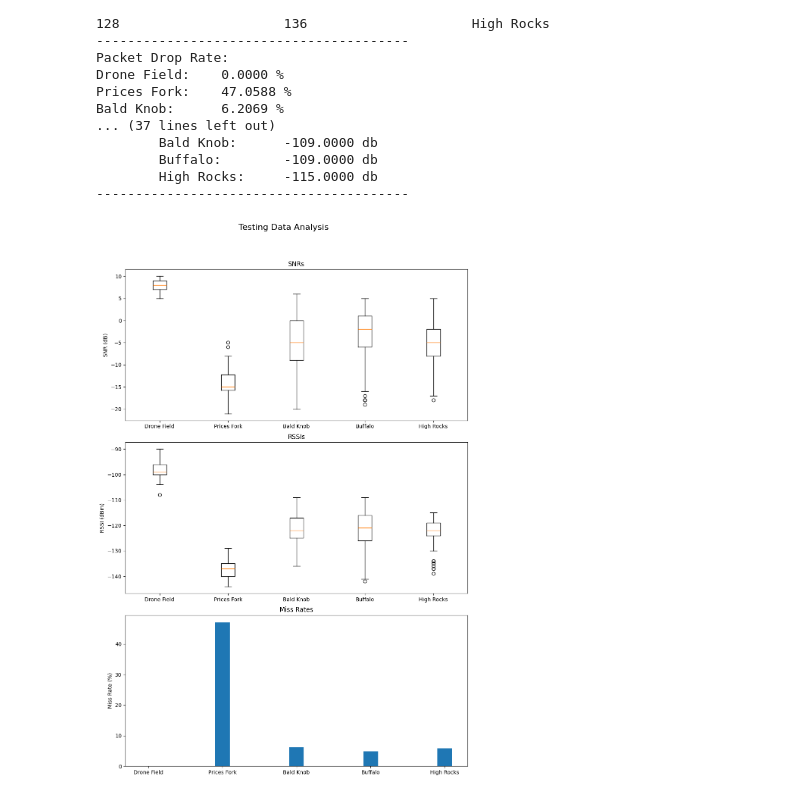
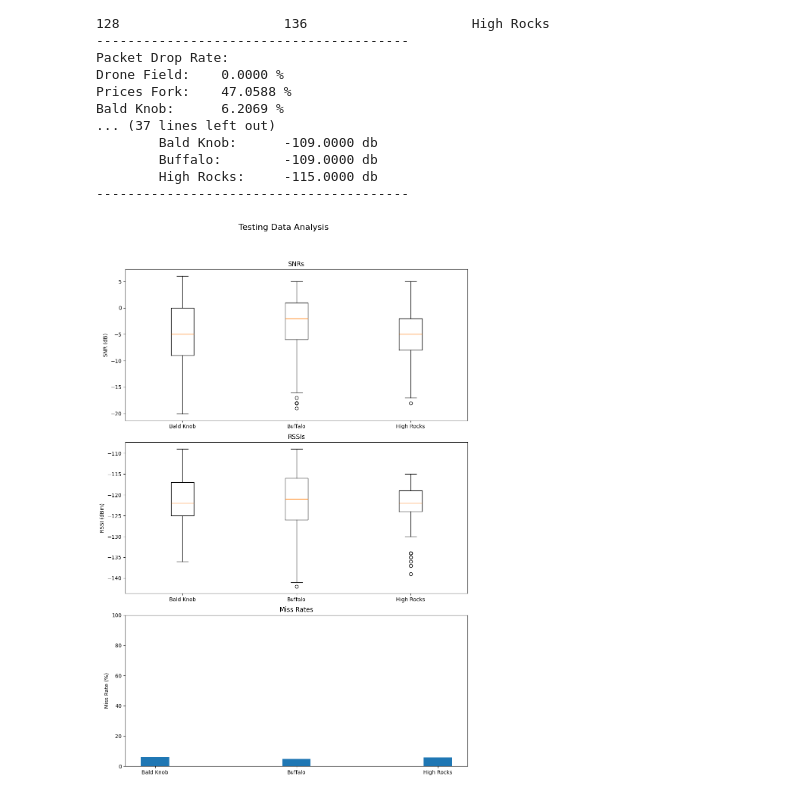
Before and after one commit to eiharun/SP25-20, a Jupyter notebook: testing/balloon_logs/logs.ipynb, the cells around one changed output. Cells and saved outputs as stored; diff of their text form; code cells hidden in the pictures.

```diff
--- a/testing/balloon_logs/logs.ipynb
+++ b/testing/balloon_logs/logs.ipynb
@@ -130,38 +130,43 @@ import numpy as np
 
 # Create a figure and axis
 fig, ax = plt.subplots(3, 1, figsize=(10, 15))
 # Set the title
 fig.suptitle('Testing Data Analysis', fontsize=16)
 # Set the x-axis labels
-x_labels = list(locations.keys())
+new_locations = {"Bald Knob": [], "Buffalo": [], "High Rocks": []}
+new_locations["Bald Knob"] = locations["Bald Knob"]
+new_locations["Buffalo"] = locations["Buffalo"]
+new_locations["High Rocks"] = locations["High Rocks"]
+x_labels = list(new_locations.keys())
 x = np.arange(len(x_labels))
 # Set the width of the bars
 width = 0.2
 # Plot the SNRs on a box and whisker plot
-ax[0].boxplot([snrs[location] for location in locations], positions=x, widths=width)
+ax[0].boxplot([snrs[location] for location in new_locations], positions=x, widths=width)
 ax[0].set_title('SNRs')
 ax[0].set_ylabel('SNR (dB)')
 ax[0].set_xticks(x)
 ax[0].set_xticklabels(x_labels)
 
 #Rssis
-ax[1].boxplot([rssis[location] for location in locations], positions=x, widths=width)
+ax[1].boxplot([rssis[location] for location in new_locations], positions=x, widths=width)
 ax[1].set_title('RSSIs')
 ax[1].set_ylabel('RSSI (dBm)')
 ax[1].set_xticks(x)
 ax[1].set_xticklabels(x_labels)
 #Miss Rates
-ax[2].bar(x, [miss_rate[location]*100 for location in locations], width=width)
+ax[2].bar(x, [miss_rate[location]*100 for location in new_locations], width=width)
 ax[2].set_title('Miss Rates')
 ax[2].set_ylabel('Miss Rate (%)')
 ax[2].set_xticks(x)
 ax[2].set_xticklabels(x_labels)
+ax[2].set_ylim(0, 100)
 # Show the plot
 plt.tight_layout()
 plt.subplots_adjust(top=0.9)
 plt.show()
 # %% [output]
-[figure, old version]
+[figure, new version]
 # %%
 basemaps = {
     'Google Maps': folium.TileLayer(
```
Also changed, not shown: 7 other files.
